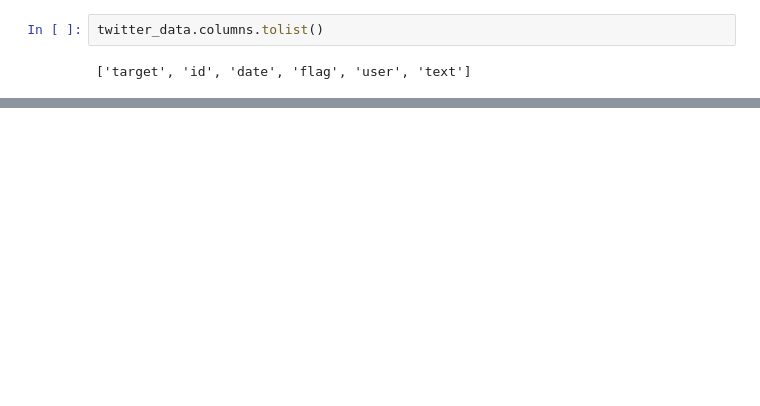
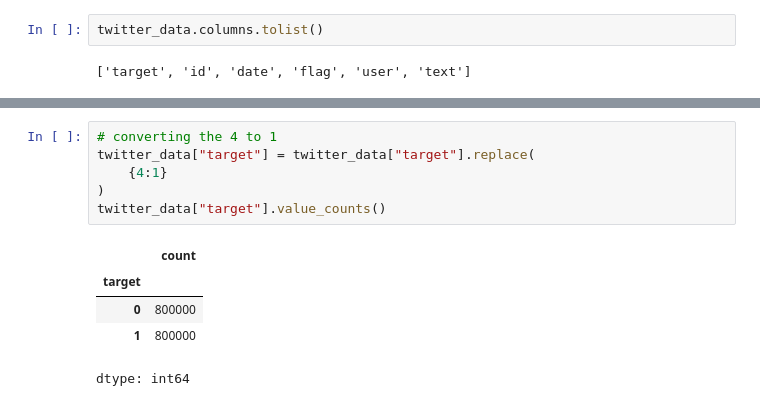
Before and after one commit to kamijoseph/Twitter-Sentiment-Analysis, a Jupyter notebook: research.ipynb, the cells around one changed output, grey strips where cells are left out. Drawn from its saved outputs; the diff is of its cells as text; blank space fills up the shorter version.

```diff
--- a/research.ipynb
+++ b/research.ipynb
@@ -119,0 +146,12 @@ twitter_data.tail()
+# %%
+# converting the 4 to 1
+twitter_data["target"] = twitter_data["target"].replace(
+    {4:1}
+)
+twitter_data["target"].value_counts()
+# %% [output]
+|  | count |
+| target |  |
+| 0 | 800000 |
+| 1 | 800000 |
+dtype: int64
```
Also changed, not shown: parts of 3 cells of this notebook.
